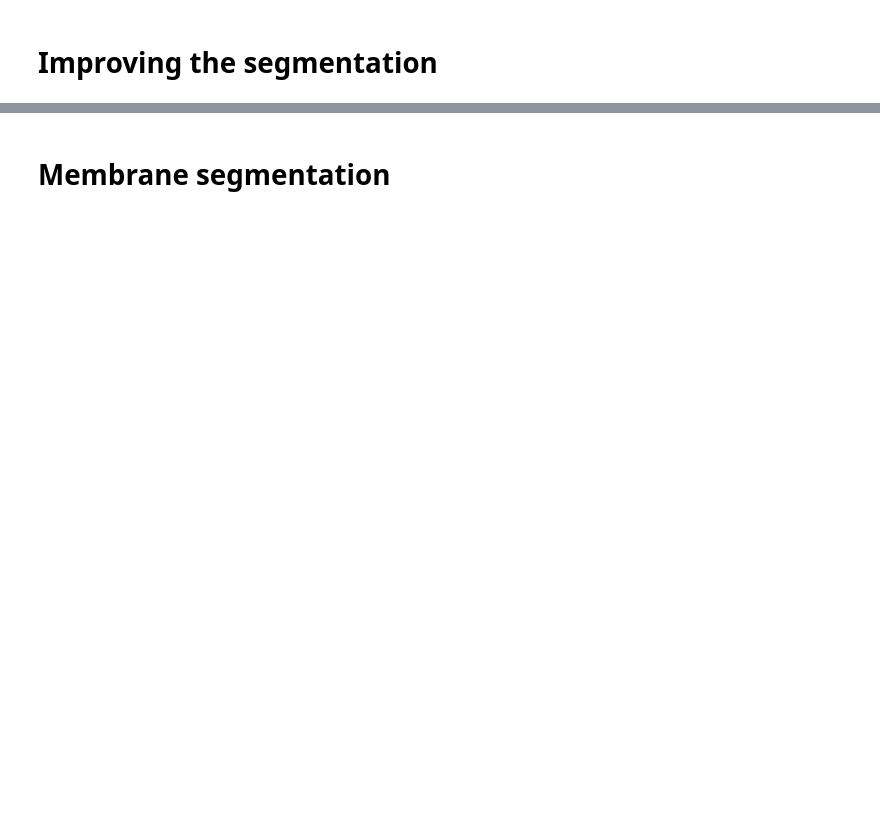
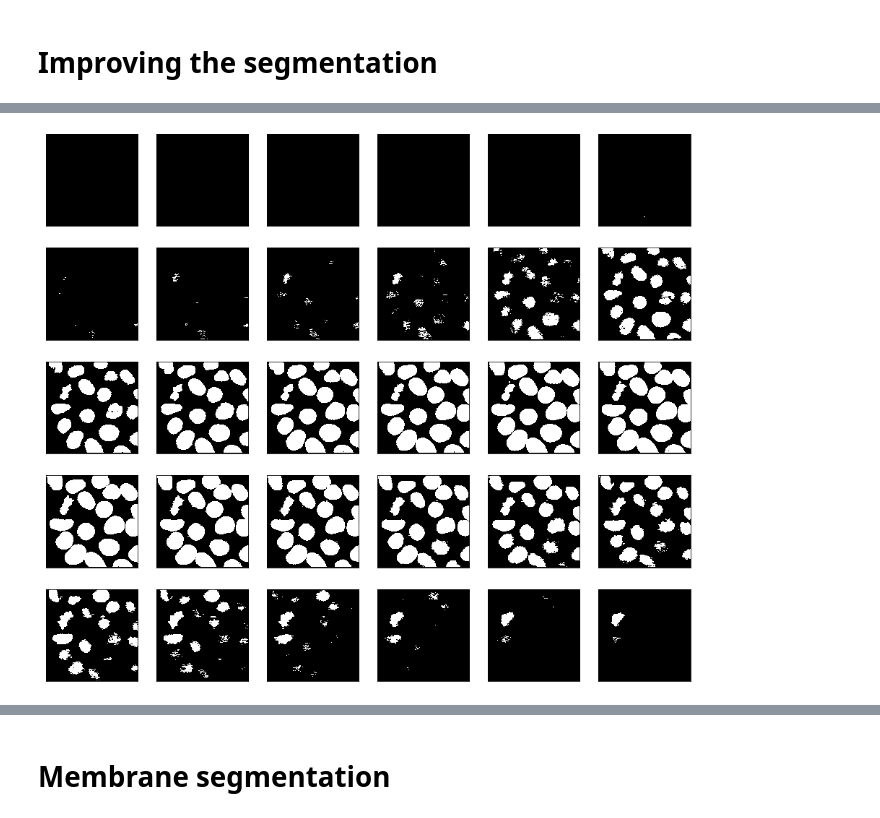
Before and after one commit to scikit-image/skimage-tutorials, a Jupyter notebook: lectures/solutions/three_dimensional_image_processing.ipynb, the cells around one changed output, grey strips where cells are left out. Drawn from its saved outputs; the diff is of its cells as text; code cells hidden in the pictures; blank space fills up the shorter version.

```diff
--- a/lectures/solutions/three_dimensional_image_processing.ipynb
+++ b/lectures/solutions/three_dimensional_image_processing.ipynb
@@ -63,17 +69,19 @@ display(binary)
 # %%
 width = 20
 
 remove_holes = morphology.remove_small_holes(
     binary,
-    min_size=np.product(np.divide(width, spacing))
+    area_threshold=np.product(np.divide(width, spacing))
 )
 
 remove_objects = morphology.remove_small_objects(
     remove_holes,
     min_size=np.product(np.divide(width, spacing))
 )
 
 display(remove_objects)
+# %% [output]
+[figure, added]
 # %%
 variance = [np.var(image) for _, image in enumerate(remove_objects)]
 
```
Also changed, not shown: parts of 9 cells of this notebook, 1 other file.
